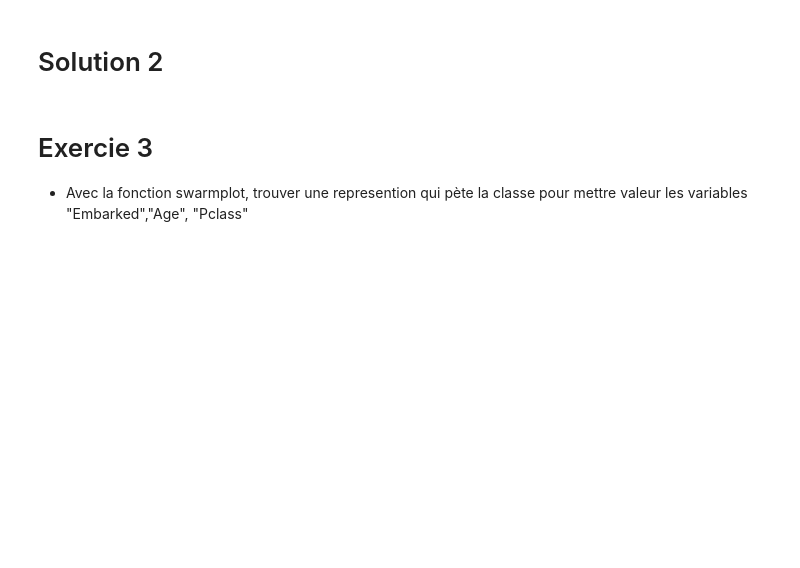
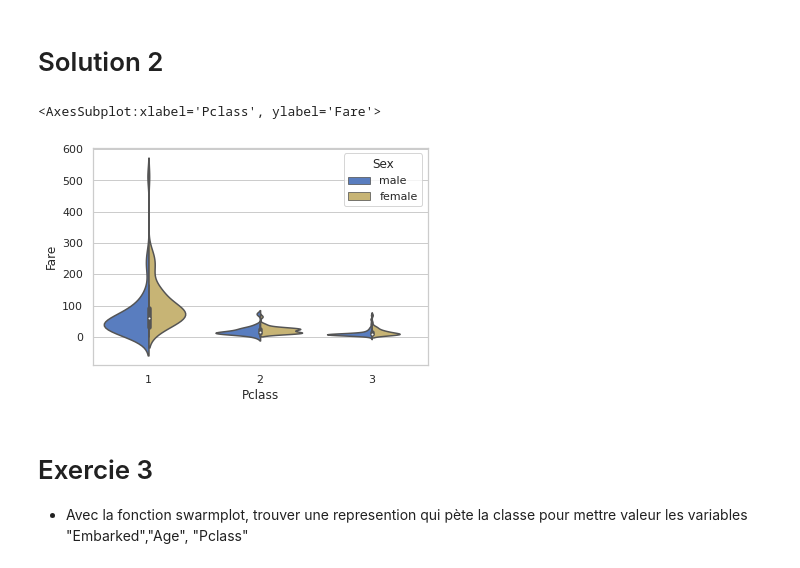
Before and after one commit to samuelgarcia/formation_python_crnl_2021, a Jupyter notebook: notebooks/seaborn.ipynb, the cells around one changed output. Cells and saved outputs as stored; diff of their text form; code cells hidden in the pictures; blank space fills up the shorter version.

```diff
--- a/notebooks/seaborn.ipynb
+++ b/notebooks/seaborn.ipynb
@@ -64,6 +72,14 @@ Sur le dataset du titanic
  * Avec violon plot sns.violinplot : étudiez le rix du billet en fonction du genre et de la classe.
 # %% [markdown]
 # Solution 2
+# %%
+
+sns.violinplot(x="Pclass", y="Fare",
+            hue="Sex", data=passenger, split=True,
+            palette={"male": "b", "female": "y"})
+# %% [output]
+<AxesSubplot:xlabel='Pclass', ylabel='Fare'>
+[figure, added]
 # %% [markdown]
 # Exercie 3
 
```
Also changed, not shown: parts of 3 cells of this notebook, 3 other files.
